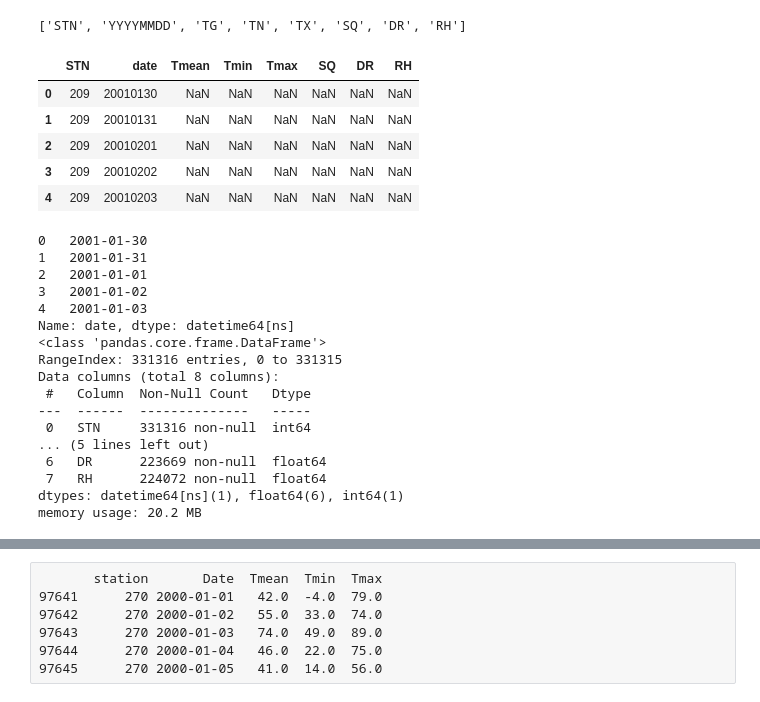
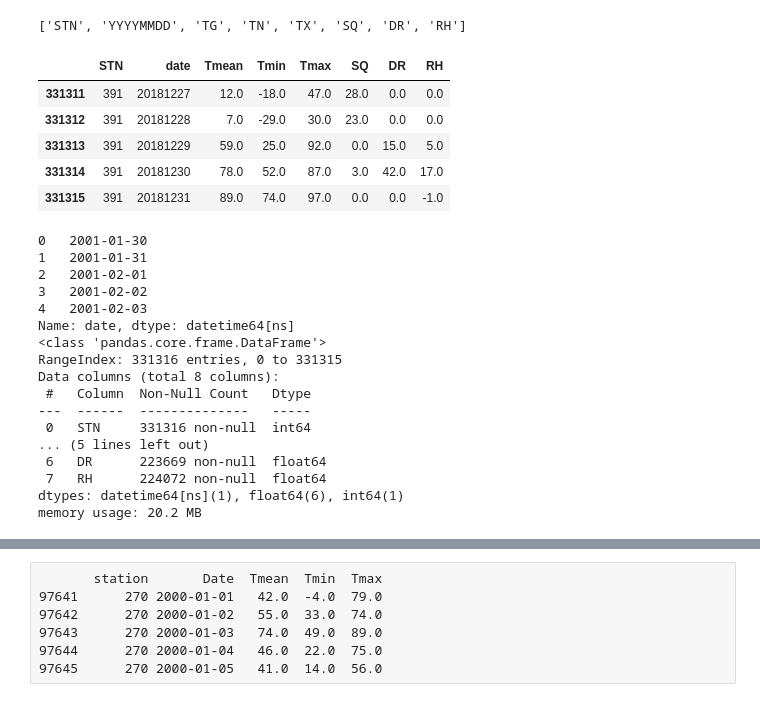
Before and after one commit to CharmingChocobo/PROG1, a Jupyter notebook: assessments/Assignment_week_04a.ipynb, the cells around one changed output, grey strips where cells are left out. Drawn from its saved outputs; the diff is of its cells as text; code cells hidden in the pictures.

```diff
--- a/assessments/Assignment_week_04a.ipynb
+++ b/assessments/Assignment_week_04a.ipynb
@@ -115,35 +115,40 @@ df = pd.read_csv(path,
                    )
 df.columns = headers
 # %%
+# Rename columns
 header_dict = {'YYYYMMDD': 'date',
                 'TG': 'Tmean',
                 'TN': 'Tmin',
                 'TX': 'Tmax',
                 }
 
 df = df.rename(columns= header_dict)
 
-df.head()
+df.tail()
 # %% [output]
 |  | STN | date | Tmean | Tmin | Tmax | SQ | DR | RH |
-| 0 | 209 | 20010130 | NaN | NaN | NaN | NaN | NaN | NaN |
-| 1 | 209 | 20010131 | NaN | NaN | NaN | NaN | NaN | NaN |
-| 2 | 209 | 20010201 | NaN | NaN | NaN | NaN | NaN | NaN |
-| 3 | 209 | 20010202 | NaN | NaN | NaN | NaN | NaN | NaN |
-| 4 | 209 | 20010203 | NaN | NaN | NaN | NaN | NaN | NaN |
+| 331311 | 391 | 20181227 | 12.0 | -18.0 | 47.0 | 28.0 | 0.0 | 0.0 |
+| 331312 | 391 | 20181228 | 7.0 | -29.0 | 30.0 | 23.0 | 0.0 | 0.0 |
+| 331313 | 391 | 20181229 | 59.0 | 25.0 | 92.0 | 0.0 | 15.0 | 5.0 |
+| 331314 | 391 | 20181230 | 78.0 | 52.0 | 87.0 | 3.0 | 42.0 | 17.0 |
+| 331315 | 391 | 20181231 | 89.0 | 74.0 | 97.0 | 0.0 | 0.0 | -1.0 |
 # %%
 # Get date in the right format
-df['date'] = pd.to_datetime(df['date'], format= "%Y%M%d")
-df['date'] = pd.to_datetime(df['date'].dt.date)
+
+df['date'] = pd.to_datetime(df['date'], format= "%Y%m%d")
+# My df['date'] now also contains hours.. I tried to solve it with:
+# df['date'] = pd.to_datetime(df['date'].dt.date)
+# But this resulted in all months to be changed to '1'..
+# Still don't know how to get rid of the hours..
 
 print(df['date'].head())
 df.info()
 # %% [output]
 0   2001-01-30
 1   2001-01-31
-2   2001-01-01
-3   2001-01-02
-4   2001-01-03
+2   2001-02-01
+3   2001-02-02
+4   2001-02-03
 Name: date, dtype: datetime64[ns]
 <class 'pandas.core.frame.DataFrame'>
 RangeIndex: 331316 entries, 0 to 331315
```
Also changed, not shown: parts of 27 cells of this notebook.
